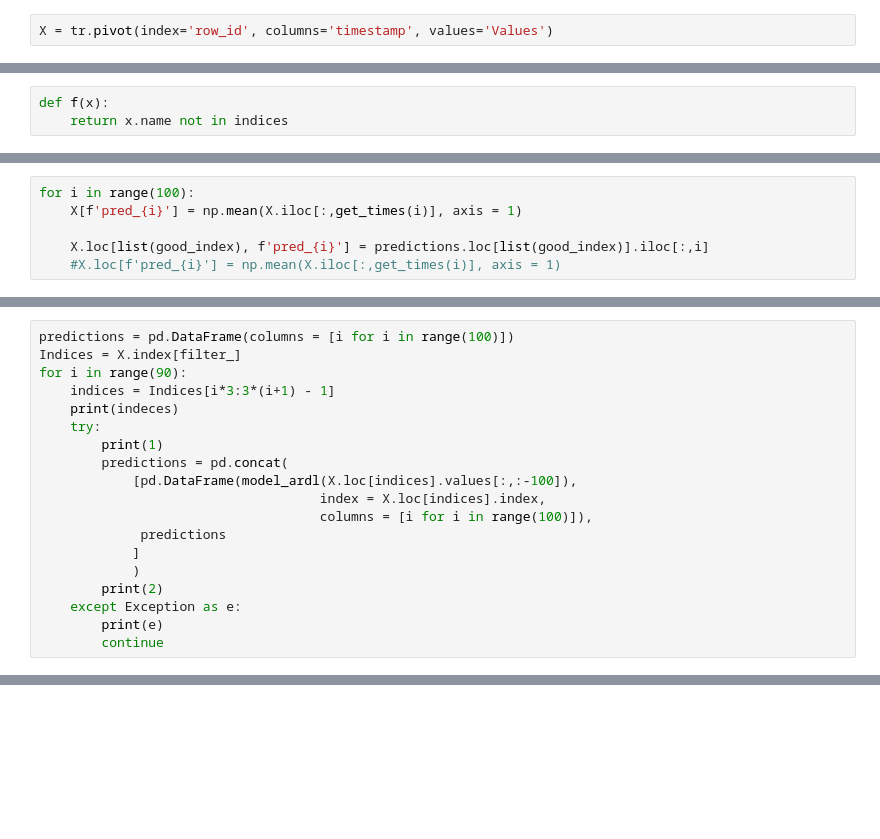
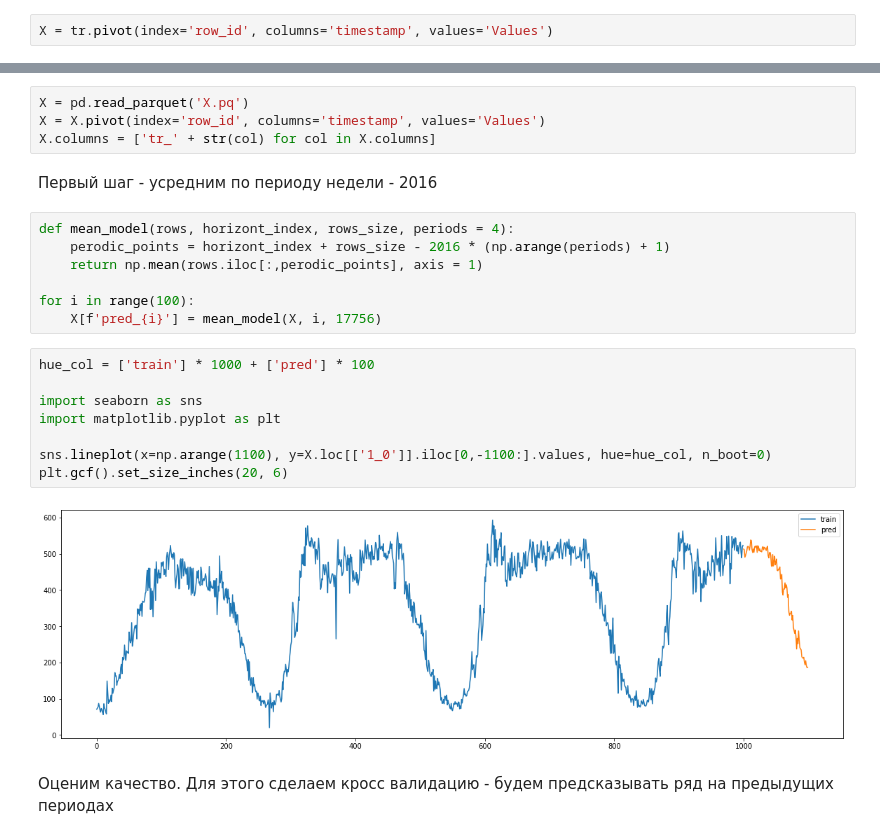
Before and after one commit to mishakrasnov/contest_3_ai_masters, a Jupyter notebook: eda_experiments.ipynb, the cells around one changed output, grey strips where cells are left out. Drawn from its saved outputs; the diff is of its cells as text; blank space fills up the shorter version.

```diff
--- a/eda_experiments.ipynb
+++ b/eda_experiments.ipynb
@@ -69,3 +15,0 @@ predictions.index = indices
-# %%
-def f(x):
-    return x.name not in indices
@@ -101,6 +15,0 @@ good_index
-# %%
-for i in range(100):
-    X[f'pred_{i}'] = np.mean(X.iloc[:,get_times(i)], axis = 1)
-
-    X.loc[list(good_index), f'pred_{i}'] = predictions.loc[list(good_index)].iloc[:,i]
-    #X.loc[f'pred_{i}'] = np.mean(X.iloc[:,get_times(i)], axis = 1)
@@ -300,19 +15,0 @@ predictions
-# %%
-predictions = pd.DataFrame(columns = [i for i in range(100)])
-Indices = X.index[filter_]
-for i in range(90):
-    indices = Indices[i*3:3*(i+1) - 1]
-    print(indeces)
-    try:
-        print(1)
-        predictions = pd.concat(
-            [pd.DataFrame(model_ardl(X.loc[indices].values[:,:-100]),
-                                    index = X.loc[indices].index,
-                                    columns = [i for i in range(100)]),
-             predictions
-            ]
-            )
-        print(2)
-    except Exception as e:
-        print(e)
-        continue
@@ -635,0 +16,25 @@ plt.plot(y_pred_)
+# %%
+X = pd.read_parquet('X.pq')
+X = X.pivot(index='row_id', columns='timestamp', values='Values')
+X.columns = ['tr_' + str(col) for col in X.columns]
+# %% [markdown]
+Первый шаг - усредним по периоду недели - 2016
+# %%
+def mean_model(rows, horizont_index, rows_size, periods = 4):
+    perodic_points = horizont_index + rows_size - 2016 * (np.arange(periods) + 1)
+    return np.mean(rows.iloc[:,perodic_points], axis = 1)
+
+for i in range(100):
+    X[f'pred_{i}'] = mean_model(X, i, 17756)
+# %%
+hue_col = ['train'] * 1000 + ['pred'] * 100
+
+import seaborn as sns
+import matplotlib.pyplot as plt
+
+sns.lineplot(x=np.arange(1100), y=X.loc[['1_0']].iloc[0,-1100:].values, hue=hue_col, n_boot=0)
+plt.gcf().set_size_inches(20, 6)
+# %% [output]
+[figure, added]
+# %% [markdown]
+Оценим качество. Для этого сделаем кросс валидацию - будем предсказывать ряд на предыдущих периодах
```
Also changed, not shown: parts of 99 cells of this notebook.
